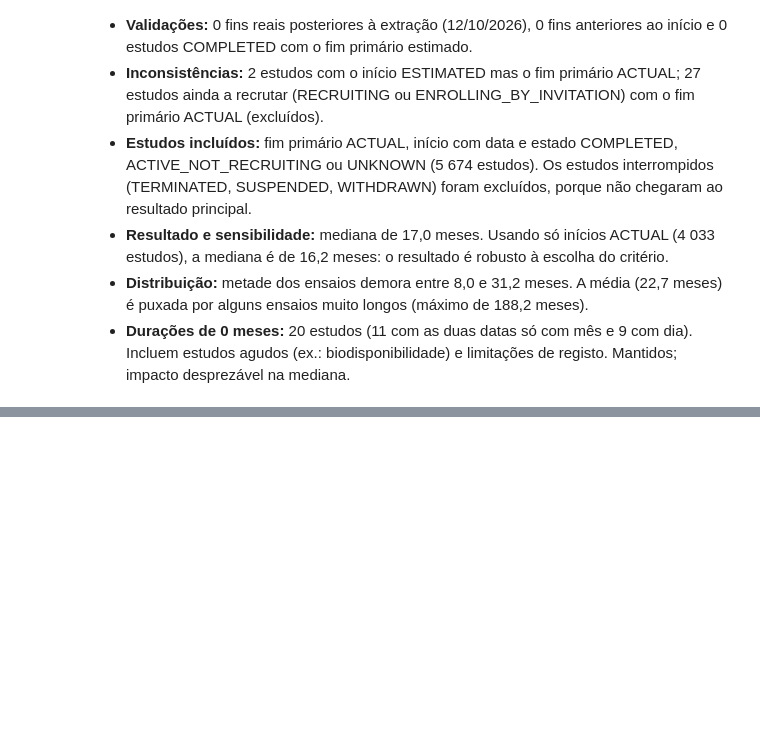
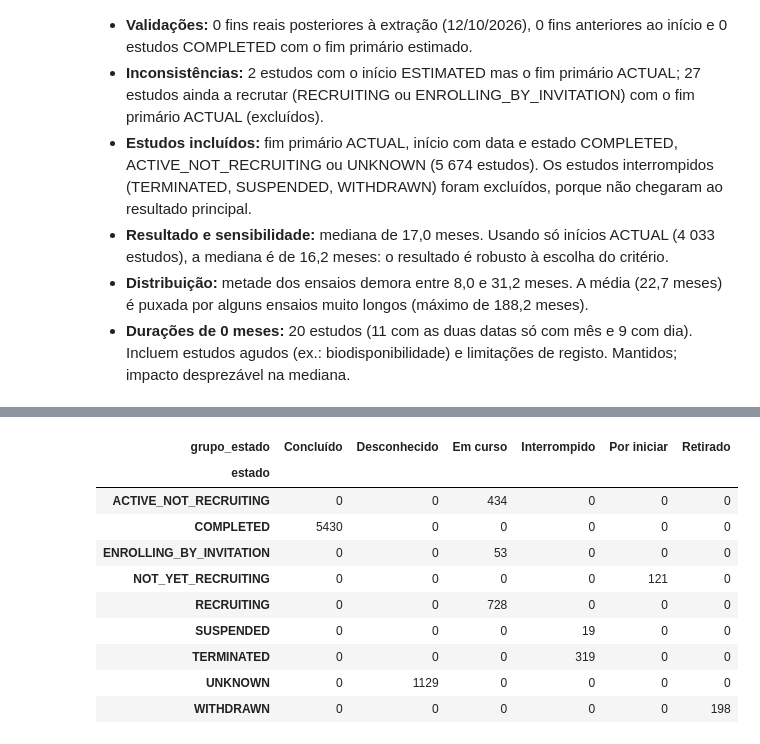
Before and after one commit to nanasofiait-dev/ensaios-obesidade, a Jupyter notebook: notebooks/02_limpeza.ipynb, the cells around one changed output, grey strips where cells are left out. Saved outputs shown, nothing was run; the diff lists cells and outputs as text; code cells hidden in the pictures; blank space fills up the shorter version.

```diff
--- a/notebooks/02_limpeza.ipynb
+++ b/notebooks/02_limpeza.ipynb
@@ -746,0 +796,14 @@ Name: titulo, dtype: str
+# %%
+pd.crosstab(df_estudos["estado"],df_estudos["grupo_estado"], dropna=False)
+# %% [output]
+| grupo_estado | Concluído | Desconhecido | Em curso | Interrompido | Por iniciar | Retirado |
+| estado |  |  |  |  |  |  |
+| ACTIVE_NOT_RECRUITING | 0 | 0 | 434 | 0 | 0 | 0 |
+| COMPLETED | 5430 | 0 | 0 | 0 | 0 | 0 |
+| ENROLLING_BY_INVITATION | 0 | 0 | 53 | 0 | 0 | 0 |
+| NOT_YET_RECRUITING | 0 | 0 | 0 | 0 | 121 | 0 |
+| RECRUITING | 0 | 0 | 728 | 0 | 0 | 0 |
+| SUSPENDED | 0 | 0 | 0 | 19 | 0 | 0 |
+| TERMINATED | 0 | 0 | 0 | 319 | 0 | 0 |
+| UNKNOWN | 0 | 1129 | 0 | 0 | 0 | 0 |
+| WITHDRAWN | 0 | 0 | 0 | 0 | 0 | 198 |
```
Also changed, not shown: parts of 27 cells of this notebook.
